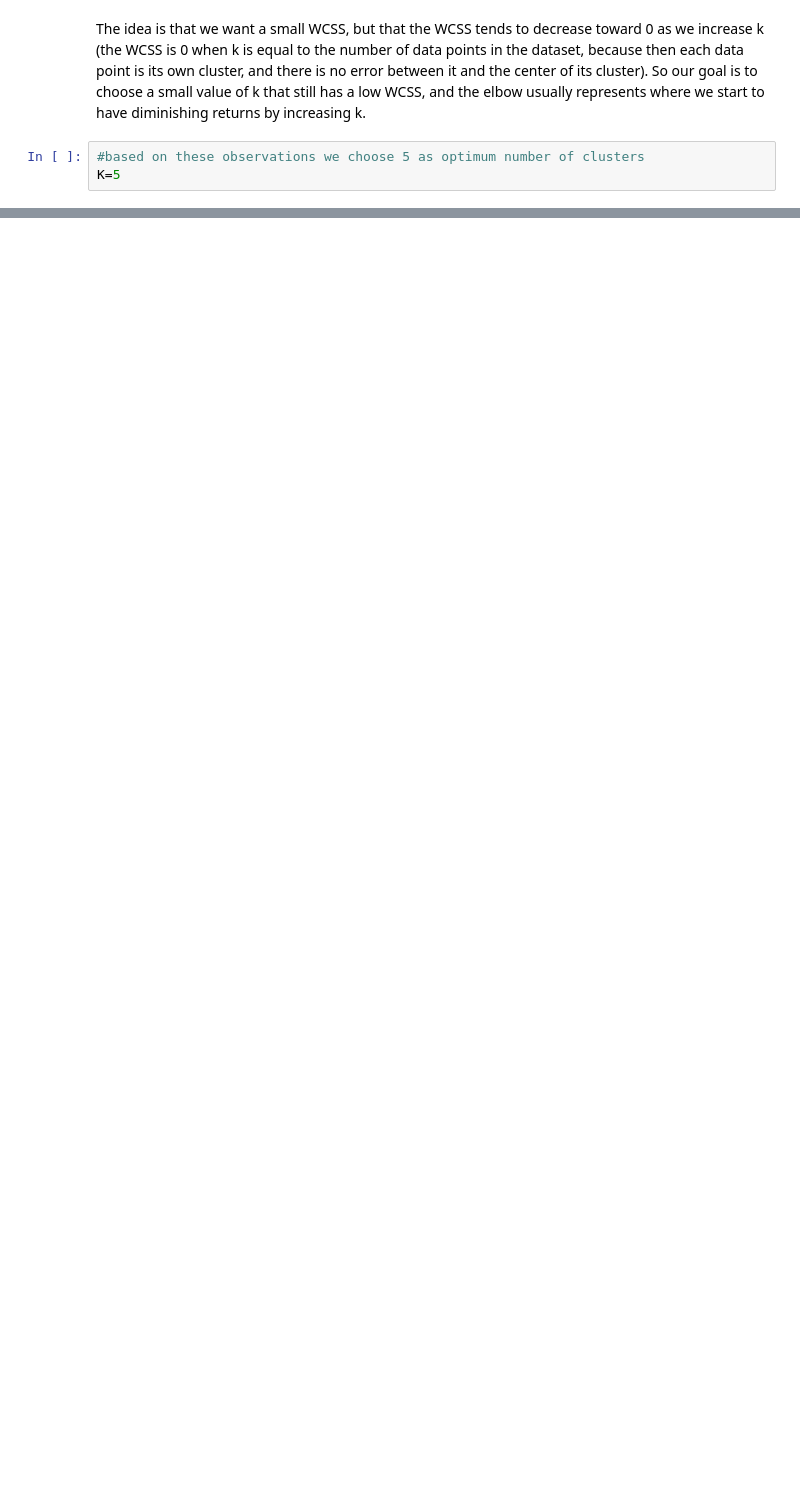
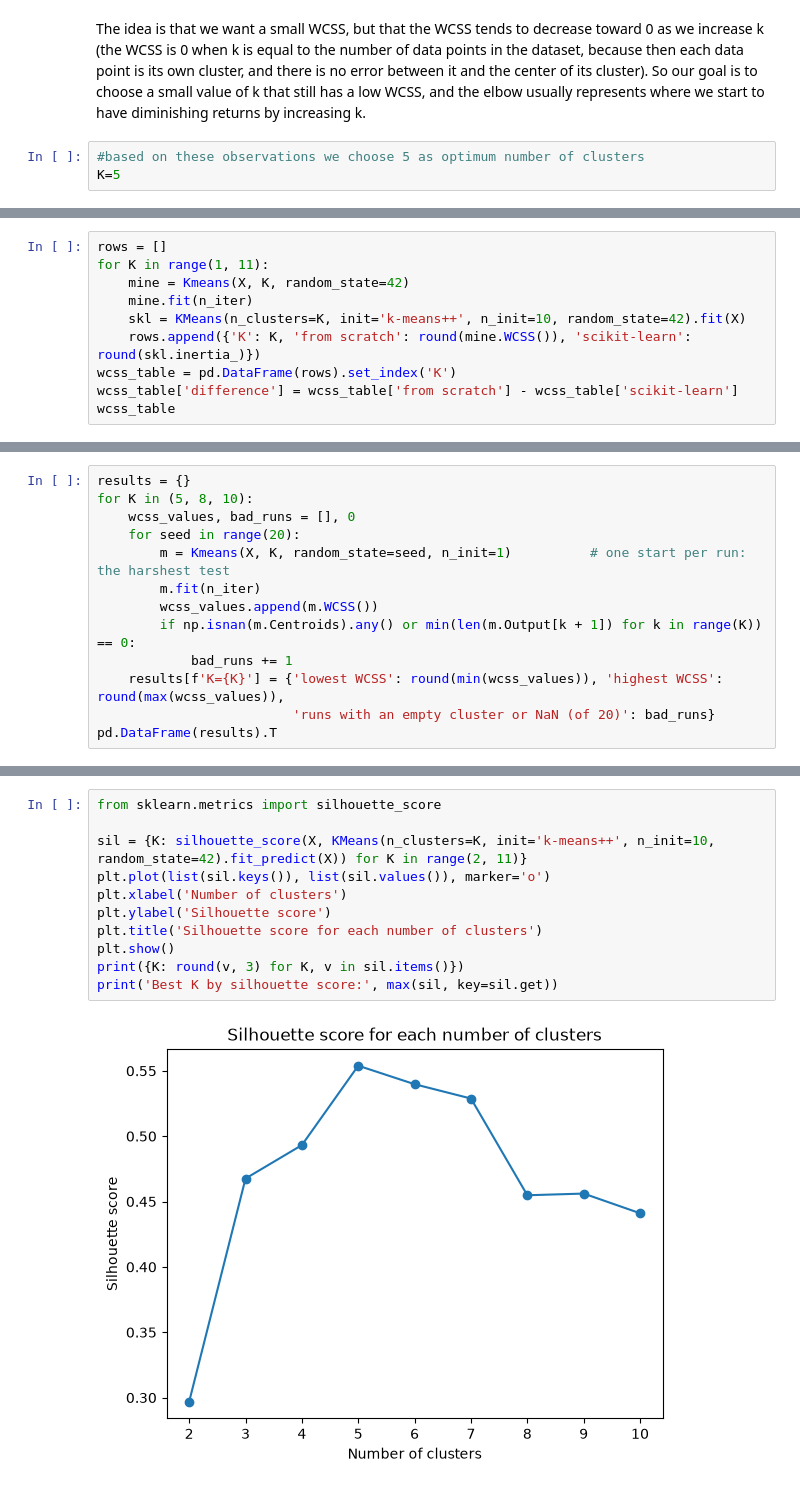
Before and after one commit to SOUJU96/QA-Automation-Portfolio, a Jupyter notebook: Machine-Learning-Python/KMeans-Customer-Segmentation/K_means_clustering.ipynb, the cells around one changed output, grey strips where cells are left out. Cells and saved outputs as stored; diff of their text form; blank space fills up the shorter version.

```diff
--- a/Machine-Learning-Python/KMeans-Customer-Segmentation/K_means_clustering.ipynb
+++ b/Machine-Learning-Python/KMeans-Customer-Segmentation/K_means_clustering.ipynb
@@ -189,0 +214,10 @@ plt.show()
+# %%
+rows = []
+for K in range(1, 11):
+    mine = Kmeans(X, K, random_state=42)
+    mine.fit(n_iter)
+    skl = KMeans(n_clusters=K, init='k-means++', n_init=10, random_state=42).fit(X)
+    rows.append({'K': K, 'from scratch': round(mine.WCSS()), 'scikit-learn': round(skl.inertia_)})
+wcss_table = pd.DataFrame(rows).set_index('K')
+wcss_table['difference'] = wcss_table['from scratch'] - wcss_table['scikit-learn']
+wcss_table
@@ -189,0 +239,13 @@ plt.show()
+# %%
+results = {}
+for K in (5, 8, 10):
+    wcss_values, bad_runs = [], 0
+    for seed in range(20):
+        m = Kmeans(X, K, random_state=seed, n_init=1)          # one start per run: the harshest test
+        m.fit(n_iter)
+        wcss_values.append(m.WCSS())
+        if np.isnan(m.Centroids).any() or min(len(m.Output[k + 1]) for k in range(K)) == 0:
+            bad_runs += 1
+    results[f'K={K}'] = {'lowest WCSS': round(min(wcss_values)), 'highest WCSS': round(max(wcss_values)),
+                         'runs with an empty cluster or NaN (of 20)': bad_runs}
+pd.DataFrame(results).T
@@ -189,0 +276,13 @@ plt.show()
+# %%
+from sklearn.metrics import silhouette_score
+
+sil = {K: silhouette_score(X, KMeans(n_clusters=K, init='k-means++', n_init=10, random_state=42).fit_predict(X)) for K in range(2, 11)}
+plt.plot(list(sil.keys()), list(sil.values()), marker='o')
+plt.xlabel('Number of clusters')
+plt.ylabel('Silhouette score')
+plt.title('Silhouette score for each number of clusters')
+plt.show()
+print({K: round(v, 3) for K, v in sil.items()})
+print('Best K by silhouette score:', max(sil, key=sil.get))
+# %% [output]
+[figure, added]
```
Also changed, not shown: parts of 22 cells of this notebook, 1 other file.
